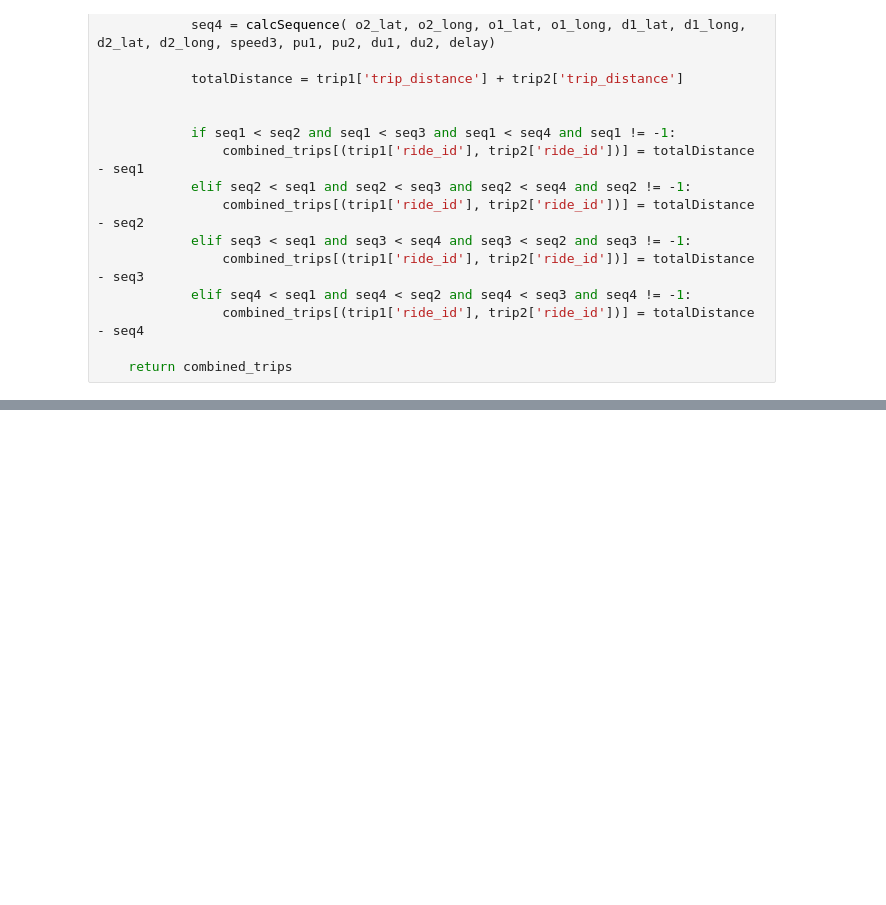
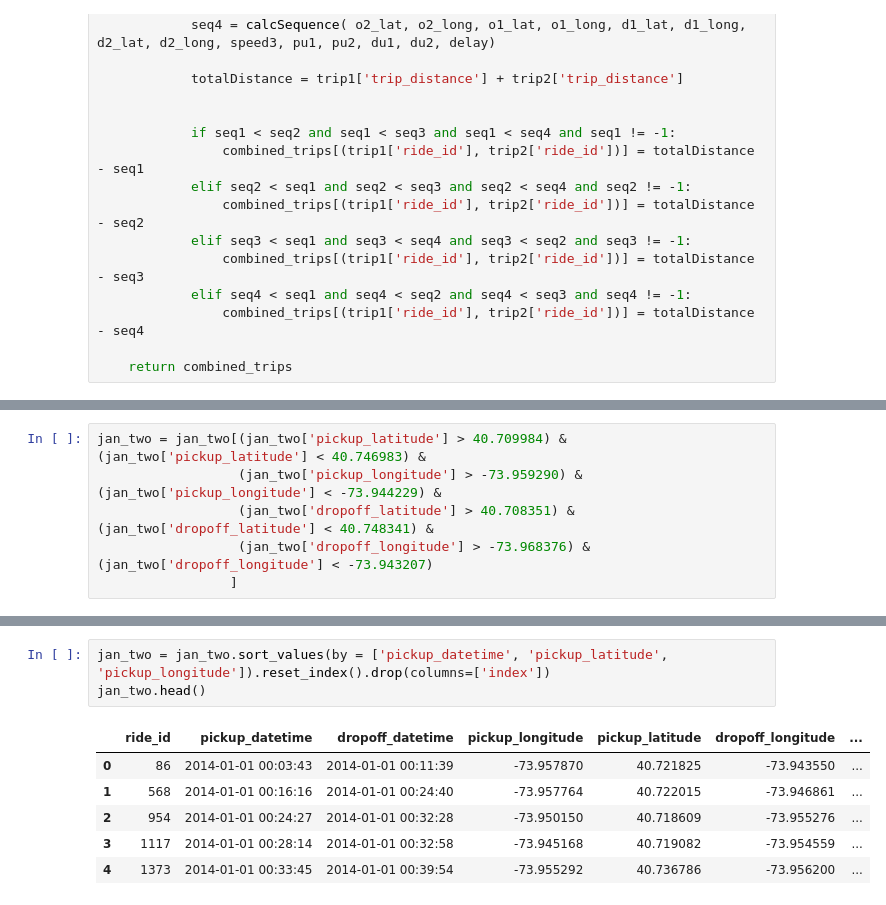
Before and after one commit to atimochina/rideshare_cs480, a Jupyter notebook: Connecting with MySQL.ipynb, the cells around one changed output, grey strips where cells are left out. Saved outputs shown, nothing was run; the diff lists cells and outputs as text; blank space fills up the shorter version.

```diff
--- a/Connecting with MySQL.ipynb
+++ b/Connecting with MySQL.ipynb
@@ -524,0 +528,6 @@ def prototype_algorithm(single_trips, double_trips, delay):
+# %%
+jan_two = jan_two[(jan_two['pickup_latitude'] > 40.709984) & (jan_two['pickup_latitude'] < 40.746983) &
+                  (jan_two['pickup_longitude'] > -73.959290) & (jan_two['pickup_longitude'] < -73.944229) &
+                  (jan_two['dropoff_latitude'] > 40.708351) & (jan_two['dropoff_latitude'] < 40.748341) &
+                  (jan_two['dropoff_longitude'] > -73.968376) & (jan_two['dropoff_longitude'] < -73.943207)
+                 ]
@@ -524,0 +552,10 @@ def prototype_algorithm(single_trips, double_trips, delay):
+# %%
+jan_two = jan_two.sort_values(by = ['pickup_datetime', 'pickup_latitude', 'pickup_longitude']).reset_index().drop(columns=['index'])
+jan_two.head()
+# %% [output]
+|  | ride_id | pickup_datetime | dropoff_datetime | pickup_longitude | pickup_latitude | dropoff_longitude | ... |
+| 0 | 86 | 2014-01-01 00:03:43 | 2014-01-01 00:11:39 | -73.957870 | 40.721825 | -73.943550 | ... |
+| 1 | 568 | 2014-01-01 00:16:16 | 2014-01-01 00:24:40 | -73.957764 | 40.722015 | -73.946861 | ... |
+| 2 | 954 | 2014-01-01 00:24:27 | 2014-01-01 00:32:28 | -73.950150 | 40.718609 | -73.955276 | ... |
+| 3 | 1117 | 2014-01-01 00:28:14 | 2014-01-01 00:32:58 | -73.945168 | 40.719082 | -73.954559 | ... |
+| 4 | 1373 | 2014-01-01 00:33:45 | 2014-01-01 00:39:54 | -73.955292 | 40.736786 | -73.956200 | ... |
```
Also changed, not shown: parts of 19 cells of this notebook.
